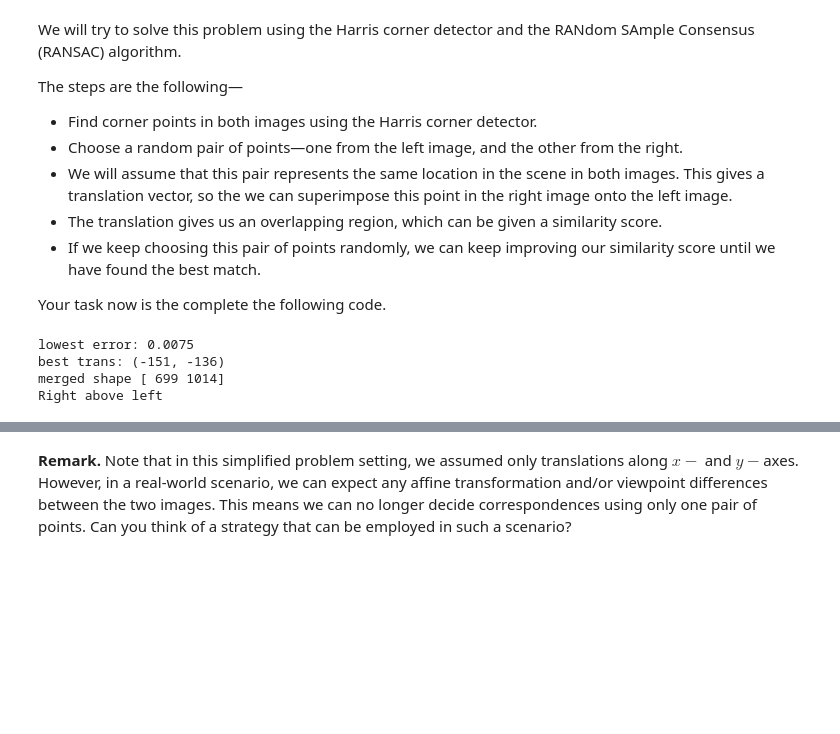
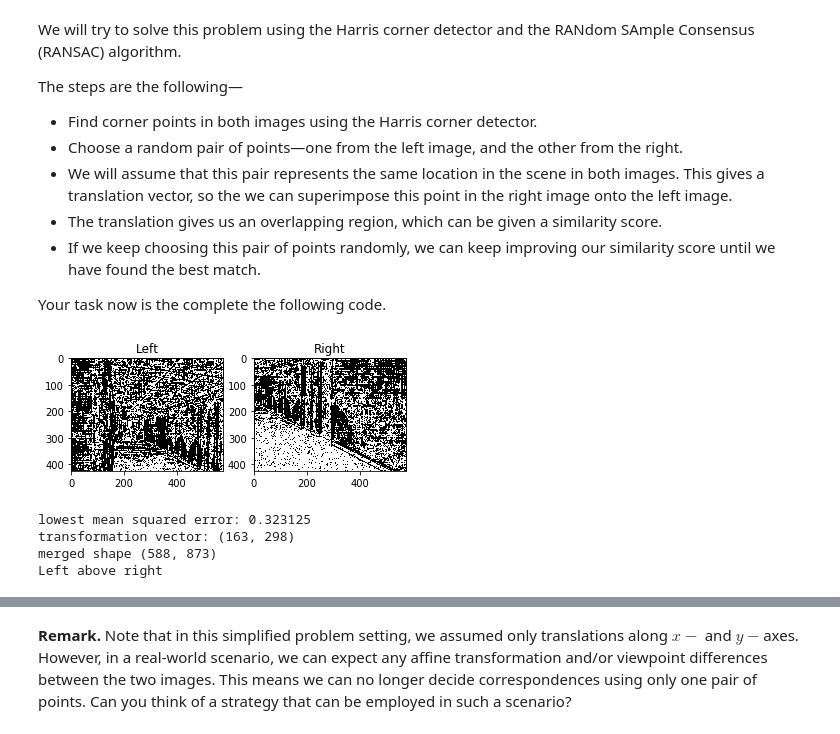
Before and after one commit to paulasquin/computer-vision-cs, a Jupyter notebook: Assignment1/VIC2018_Assignment1.ipynb, the cells around one changed output, grey strips where cells are left out. Drawn from its saved outputs; the diff is of its cells as text; code cells hidden in the pictures; blank space fills up the shorter version.

```diff
--- a/Assignment1/VIC2018_Assignment1.ipynb
+++ b/Assignment1/VIC2018_Assignment1.ipynb
@@ -276,16 +256,20 @@ Your task now is the complete the following code.
 # %%
 import random
 
-def harris_corner_detector(img, pad = 3, threshold=0.23):
+def harris_corner_detector(img, pad, threshold):
     '''Find Harris corners
     param:
     pad (default: 1): select a window size for harris search
     threshold (default: 0.2): separate corners from edge
     '''
+    img = img / 255
     corners = np.zeros(img.shape)
 
-    # Computing gradient
-    dy, dx = np.gradient(img)
+    # Compute derivate
+    mask = np.array([[-1, -2, -1], [0, 0, 0], [1, 2, 1]])
+    dx = signal.convolve2d(img, mask, mode="same")
+    dy = signal.convolve2d(img, mask.T, mode="same")
+
     Ixx = dx**2
     Iyy = dy**2
     Ixy = dy*dx
@@ -294,14 +278,14 @@ def harris_corner_detector(img, pad = 3, threshold=0.23):
     height, width = img.shape
 
     for x in range(pad, height-pad):
-        for y in range(1, width-1):
+        for y in range(pad, width-pad):
             # Compute sum of square-windows
             Sxx = np.sum(Ixx[x-pad:x+pad, y-pad:y+pad])
             Syy = np.sum(Iyy[x-pad:x+pad, y-pad:y+pad])
             Sxy = np.sum(Ixy[x-pad:x+pad, y-pad:y+pad])
 
             # Compute harris response
-            det= Sxx * Syy - Sxy**2
+            det = Sxx * Syy - Sxy**2
             trace = Sxx + Syy
             r = det - threshold*trace**2
             if r > 0:
@@ -330,20 +314,27 @@ def find_random_pair(corners_left, corners_right):
 def find_translation_vector(c_left, c_right):
     '''translation from right image to left image'''
     vector = [
-        c_right[0] - c_left[0],
-        c_right[1] - c_left[1]
+        c_left[0] - c_right[0],
+        c_left[1] - c_right[1]
     ]
     return vector
 
 
-def compute_error(corners_left, c_left, corners_right, c_right, window = 20):
+def compute_error(corners_left, c_left, corners_right, c_right, window):
 
     # Extract points
     x_left, y_left = c_left
     x_right, y_right = c_right
 
-    try:
-        # Extract window
+    if min(x_left-window, y_left-window, x_right-window, y_right-window) < 0 \
+    or x_left+window > corners_left.shape[0] \
+    or x_right+window > corners_right.shape[0] \
+    or y_left+window > corners_left.shape[1] \
+    or y_right+window > corners_right.shape[1]:
+        # We are going out of borders
+        return np.inf
+
+    else:
         window_left = corners_left[
             x_left-window : x_left+window,
             y_left-window : y_left+window]
@@ -358,20 +349,16 @@ def compute_error(corners_left, c_left, corners_right, c_right, window = 20):
 
         # Calculating error using mean of squared error
         error = np.square(window_left - window_right).mean()
-    except (IndexError, ValueError):
-        # Error, out of bounds, we assume the error is infinite
-        return np.inf
-
     return error
 
 
 def merge_images(left, right, best_trans):
 
     # Compute shape of merged image
-    merged_shape = np.array(left.shape) + np.array(right.shape) + np.array(best_trans)
+    merged_shape = np.array(left.shape) + np.array(best_trans)
     merged = np.zeros(merged_shape)
 
-    print("merged shape", merged_shape)
+    print("merged shape", tuple(merged_shape))
     height, width = merged_shape
 
     # Transformation from right to left
@@ -402,10 +389,10 @@ def merge_images(left, right, best_trans):
 
     return merged
 
-def stitch_images(left, right, max_tries=1000):
+def stitch_images(left, right, max_tries, pad, threshold, error_window):
     # Find corner points
-    corners_left  = harris_corner_detector(left)
-    corners_right = harris_corner_detector(right)
+    corners_left  = harris_corner_detector(left, pad, threshold)
+    corners_right = harris_corner_detector(right, pad, threshold)
 
     best_error = 255*left.shape[0]*left.shape[1]
     best_trans = None
@@ -418,43 +405,52 @@ def stitch_images(left, right, max_tries=1000):
         x_trans, y_trans = find_translation_vector(c_left, c_right)
 
         # Compute resulting error.
-        this_error       = compute_error(corners_left, c_left, corners_right, c_right)
+        this_error       = compute_error(corners_left, c_left, corners_right, c_right, error_window)
         if this_error < best_error:
             best_error   = this_error
             best_trans   = x_trans, y_trans
-    print("lowest error:",best_error)
-    print("best trans:", best_trans)
+            best_c_left, best_c_right = c_left, c_right
+    print("lowest mean squared error:",best_error)
+    print("transformation vector:", best_trans)
 
     stitched_image = merge_images(left, right, best_trans)
     return stitched_image
 
-CHECK_HARRIS = False
+CHECK_HARRIS = True
+
+# HARRIS PARAMETERS
+PAD = 1
+THRESHOLD = 0.035
+
+# ERROR ESTIMATOR
+ERROR_WINDOW = 100
 
 if CHECK_HARRIS:
     # Checking harris
     plt.subplot(1, 2, 1)
-    corners_left  = harris_corner_detector(left_img)
+    corners_left  = harris_corner_detector(left_img, PAD, THRESHOLD)
     plt.imshow(corners_left, cmap='gray')
-    plt.axis('off')
+    #plt.axis('off')
     plt.title('Left')
 
     plt.subplot(1, 2, 2)
-    corners_right  = harris_corner_detector(right_img)
+    corners_right  = harris_corner_detector(right_img, PAD, THRESHOLD)
     plt.imshow(corners_right, cmap='gray')
-    plt.axis('off')
+    #plt.axis('off')
     plt.title('Right')
 
     plt.show()
 
 # Stitching
-stitch_img = stitch_images(left_img, right_img)
+stitch_img = stitch_images(left_img, right_img, max_tries=100000, pad=PAD, threshold=THRESHOLD, error_window=ERROR_WINDOW)
 
 plt.imshow(stitch_img, cmap='gray')
 # plt.axis('off')
 plt.title("Stitched")
 plt.show()
 # %% [output]
+[figure, new version]
-lowest error: 0.0075
-best trans: (-151, -136)
-merged shape [ 699 1014]
-Right above left
+lowest mean squared error: 0.323125
+transformation vector: (163, 298)
+merged shape (588, 873)
+Left above right
```
Also changed, not shown: parts of 6 cells of this notebook.
